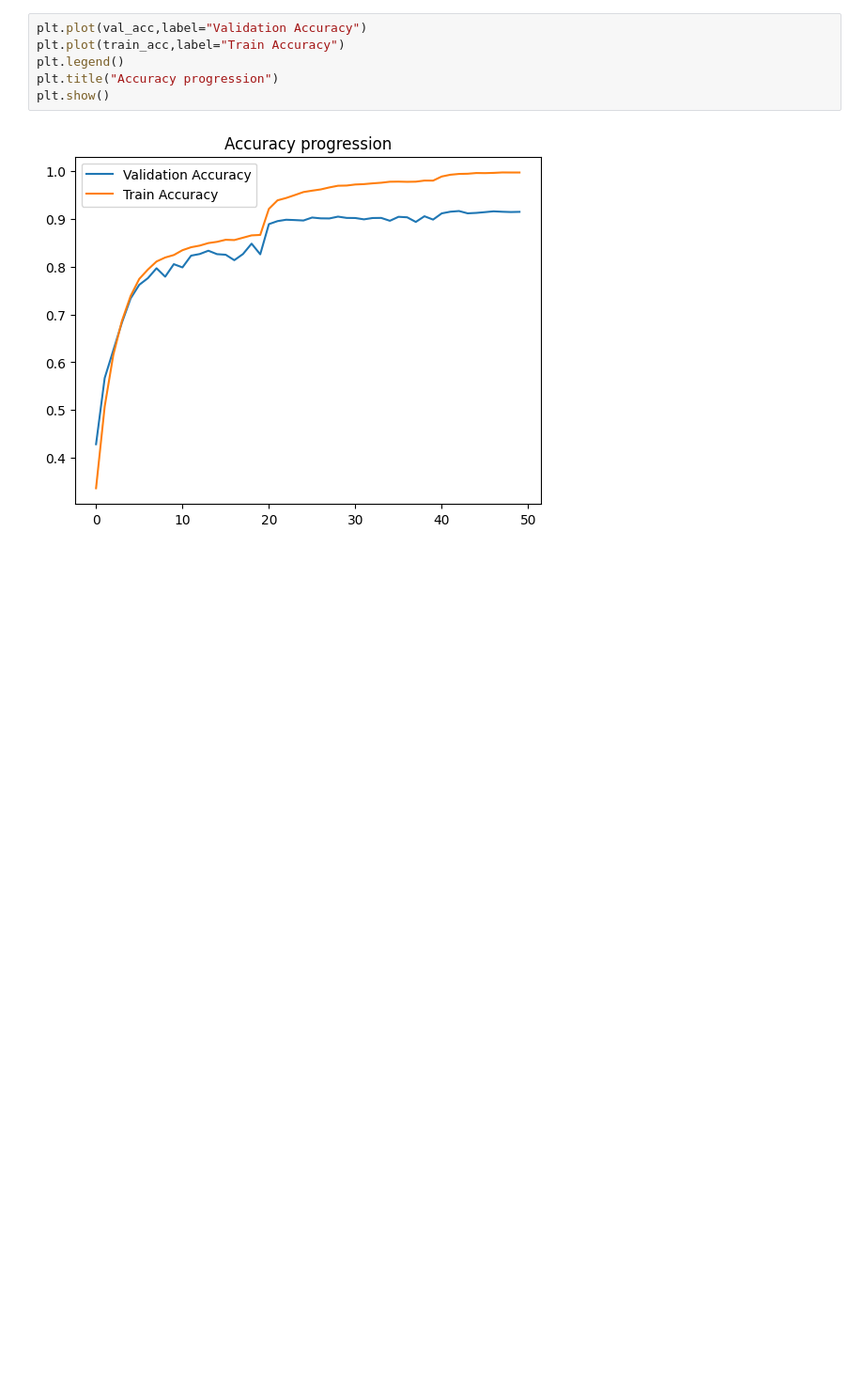
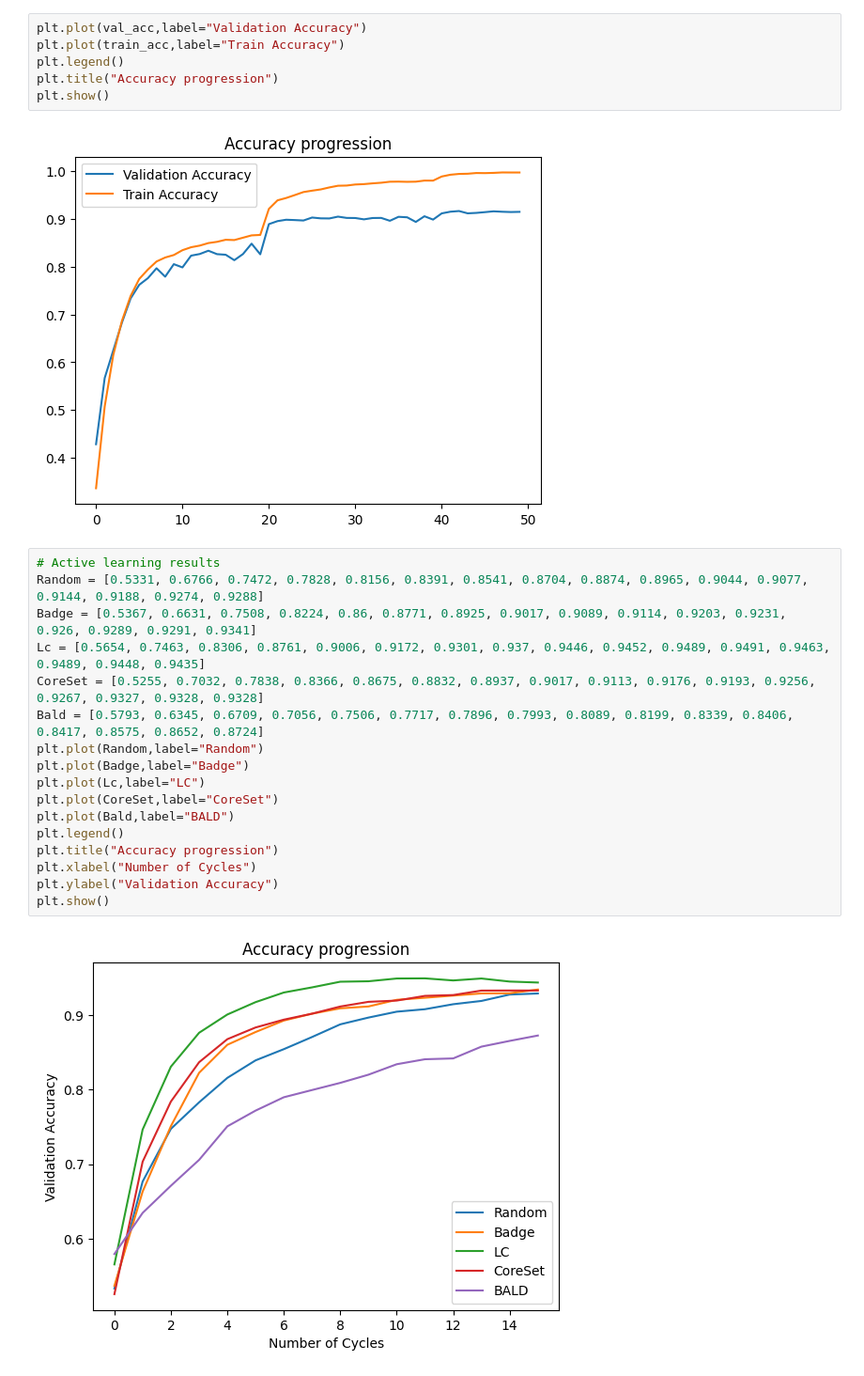
Before and after one commit to FelixMoeller3/calms, a Jupyter notebook: src/evaluation/eval_model_stealing.ipynb, the cells around one changed output. Shown at 94% size. Saved outputs shown, nothing was run; the diff lists cells and outputs as text; blank space fills up the shorter version.

```diff
--- a/src/evaluation/eval_model_stealing.ipynb
+++ b/src/evaluation/eval_model_stealing.ipynb
@@ -497,3 +301,22 @@ plt.title("Accuracy progression")
 plt.show()
 # %% [output]
 [figure]
+# %%
+# Active learning results
+Random = [0.5331, 0.6766, 0.7472, 0.7828, 0.8156, 0.8391, 0.8541, 0.8704, 0.8874, 0.8965, 0.9044, 0.9077, 0.9144, 0.9188, 0.9274, 0.9288]
+Badge = [0.5367, 0.6631, 0.7508, 0.8224, 0.86, 0.8771, 0.8925, 0.9017, 0.9089, 0.9114, 0.9203, 0.9231, 0.926, 0.9289, 0.9291, 0.9341]
+Lc = [0.5654, 0.7463, 0.8306, 0.8761, 0.9006, 0.9172, 0.9301, 0.937, 0.9446, 0.9452, 0.9489, 0.9491, 0.9463, 0.9489, 0.9448, 0.9435]
+CoreSet = [0.5255, 0.7032, 0.7838, 0.8366, 0.8675, 0.8832, 0.8937, 0.9017, 0.9113, 0.9176, 0.9193, 0.9256, 0.9267, 0.9327, 0.9328, 0.9328]
+Bald = [0.5793, 0.6345, 0.6709, 0.7056, 0.7506, 0.7717, 0.7896, 0.7993, 0.8089, 0.8199, 0.8339, 0.8406, 0.8417, 0.8575, 0.8652, 0.8724]
+plt.plot(Random,label="Random")
+plt.plot(Badge,label="Badge")
+plt.plot(Lc,label="LC")
+plt.plot(CoreSet,label="CoreSet")
+plt.plot(Bald,label="BALD")
+plt.legend()
+plt.title("Accuracy progression")
+plt.xlabel("Number of Cycles")
+plt.ylabel("Validation Accuracy")
+plt.show()
+# %% [output]
+[figure, added]
```
Also changed, not shown: parts of 3 cells of this notebook.
